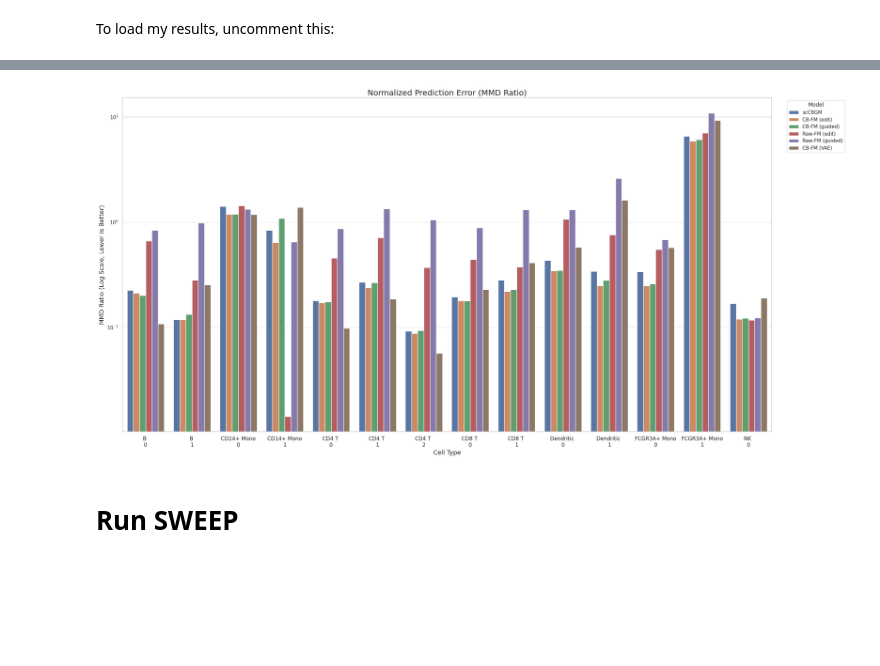
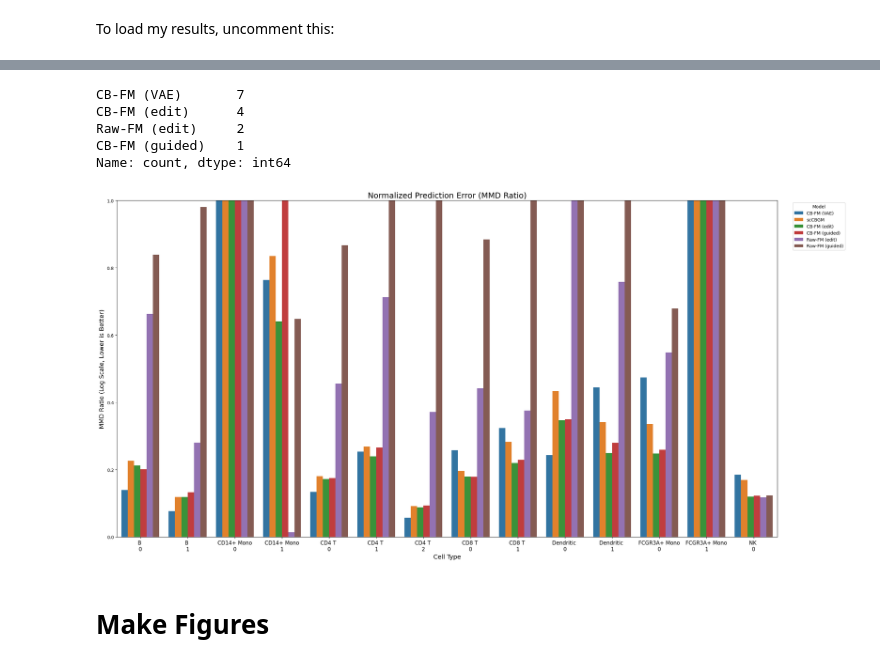
Before and after one commit to almaan/scCBGM, a Jupyter notebook: notebooks/analysis/kang_zero_shot_subtype_benchmark.ipynb, the cells around one changed output, grey strips where cells are left out. Drawn from its saved outputs; the diff is of its cells as text; code cells hidden in the pictures; blank space fills up the shorter version.

```diff
--- a/notebooks/analysis/kang_zero_shot_subtype_benchmark.ipynb
+++ b/notebooks/analysis/kang_zero_shot_subtype_benchmark.ipynb
@@ -532,12 +822,9 @@ KeyboardInterrupt:
 
 long_form_data = []
 for model_name, metrics in benchmark_results.items():
-    # Ensure the number of scores matches the number of labels for robustness
-    if len(metrics.get('true_mmd', [])) != len(cell_labels):
-        print(f"Warning: Mismatch between score count and label count for model '{model_name}'. Skipping.")
-        continue
+    # Ensure the number of scores matches the number of labe
 
-    for i, label in enumerate(cell_labels):
+    for i, label in enumerate(cell_labels[:len(metrics['true_mmd'])]):
         long_form_data.append({
             'label': label,
             'model': model_name,
@@ -549,4 +854,7 @@ df = pd.DataFrame(long_form_data)
 # %% [markdown]
 To load my results, uncomment this:
 # %%
-# df = pd.read_csv("/braid/havivd/scgen/kang_zero_shot_benchmark_results.csv")
+df_original = pd.read_csv("/braid/havivd/scgen/kang_zero_shot_benchmark_results.csv")
+# %%
+#df_original['model'] = df_original['model'].replace('CB-FM (VAE)', 'CB-FM (VAE), no prior')
+df_original = df_original[df_original['model'] != 'CB-FM (VAE)']
@@ -552,0 +877,11 @@ To load my results, uncomment this:
+# %%
+# df_original = df_original[df_original['model'] != 'CB-FM (VAE)']
+df = pd.concat([df, df_original], axis=0).reset_index(drop=True)
+# %%
+df.pivot(index='label', columns='model', values='true_mmd').idxmin(axis=1).value_counts()
+# %% [output]
+CB-FM (VAE)       7
+CB-FM (edit)      4
+Raw-FM (edit)     2
+CB-FM (guided)    1
+Name: count, dtype: int64
@@ -553,34 +890,36 @@ To load my results, uncomment this:
 # %%
 
 
 
 # --- 2. Create Plots ---
 fig, ax = plt.subplots(1, 1, figsize=(24, 12)) # Adjusted figsize for a single plot
 
 sorted_labels = sorted(list(set(cell_labels)))
 
 # --- Plot MMD Ratio, ensuring the x-axis is sorted ---
 sns.barplot(data=df, x='label', y='mmd_ratio', hue='model', ax=ax, order=sorted_labels)
 
 # --- SET Y-AXIS TO LOG SCALE ---
-ax.set_yscale('log')
+# ax.set_yscale('log')
+# set y lim to 0.1 to 1
+ax.set_ylim(0.0, 1)
 
 ax.set_ylabel('MMD Ratio (Log Scale, Lower is Better)', fontsize=14)
 ax.set_xlabel('Cell Type', fontsize=14)
 ax.set_title('Normalized Prediction Error (MMD Ratio)', fontsize=18)
 
 # Format x-tick labels to be on two lines based on the sorted list
 new_labels = [label.replace('_', '\n') for label in sorted_labels]
 new_labels = [label.replace('Monocytes', 'Mono') for label in new_labels]
 new_labels = [label.replace('cells', '') for label in new_labels]
 ax.set_xticklabels(new_labels, fontsize=12)
 
 ax.legend(title='Model', bbox_to_anchor=(1.02, 1), loc='upper left')
 
 # Adjust layout to make space for the external legend and the main title
 plt.tight_layout()
 plt.show()
 # %% [output]
-[figure, old version]
+[figure, new version]
 # %% [markdown]
-# Run SWEEP
+# Make Figures
```
Also changed, not shown: parts of 53 cells of this notebook, 5 other files.
